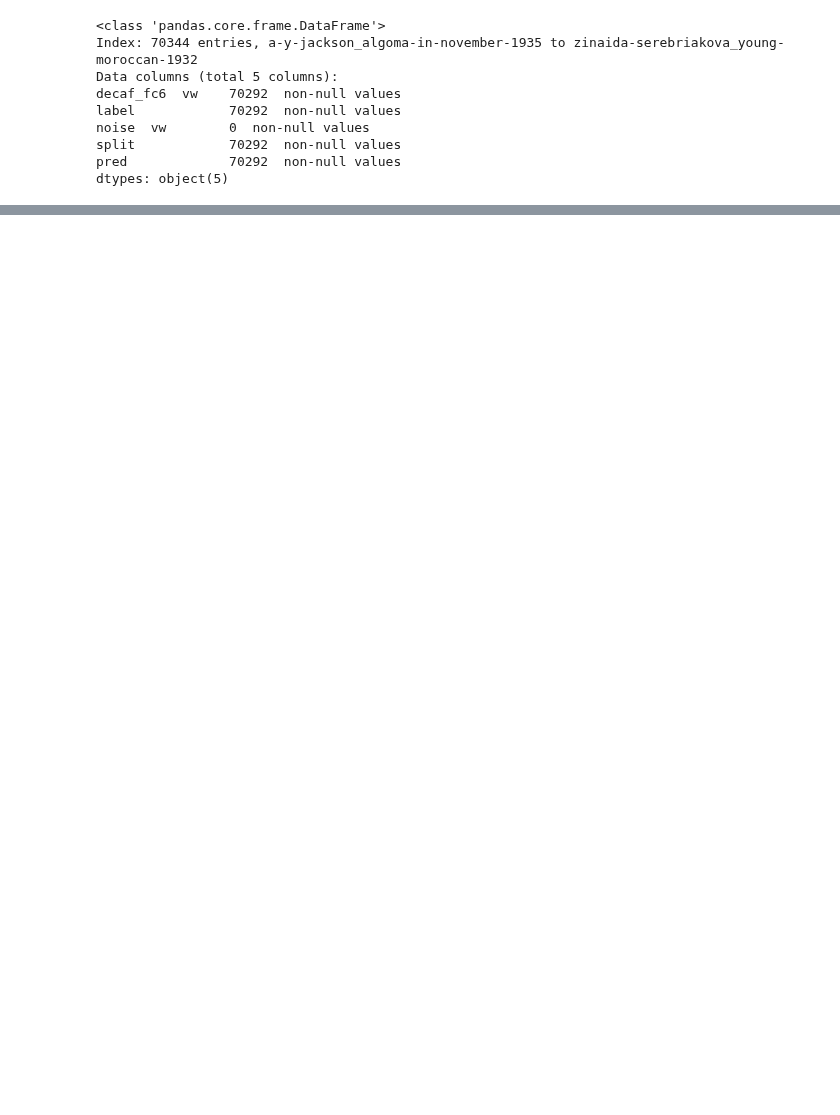
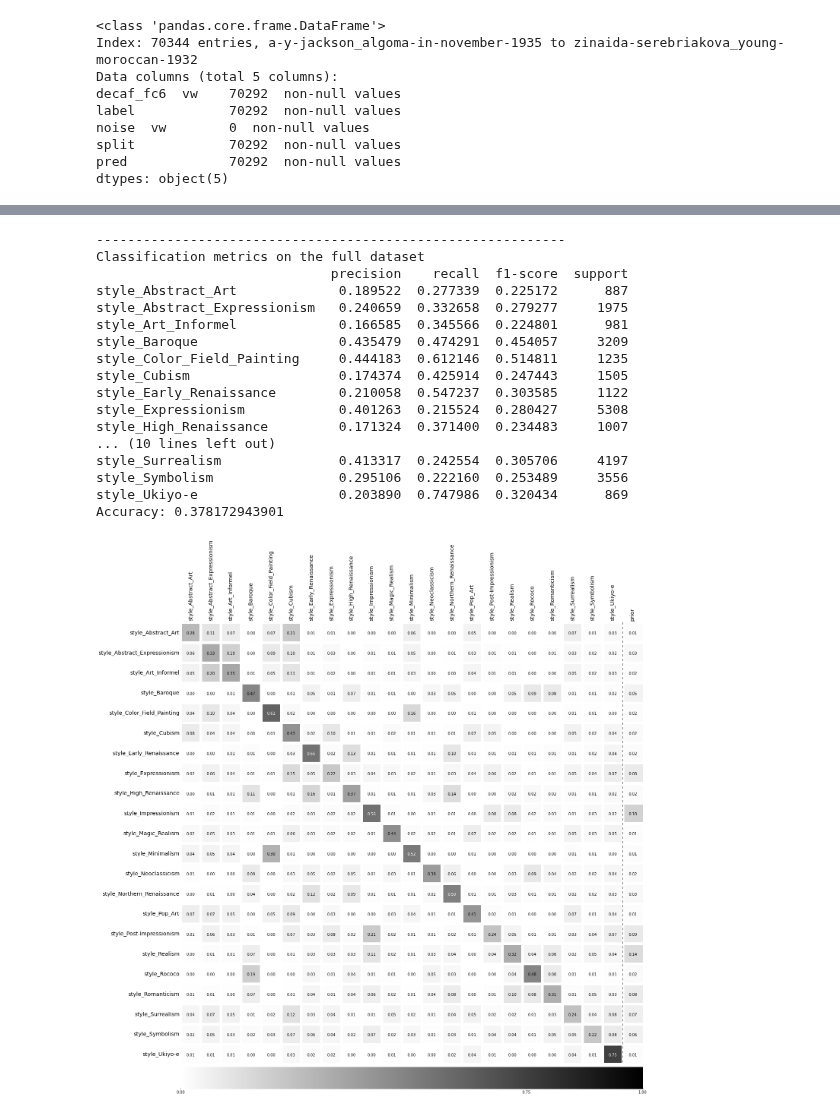
Before and after one commit to sergeyk/vislab, a Jupyter notebook: notebooks/wikipaintings results.ipynb, the cells around one changed output, grey strips where cells are left out. Saved outputs shown, nothing was run; the diff lists cells and outputs as text; code cells hidden in the pictures; blank space fills up the shorter version.

```diff
--- a/notebooks/wikipaintings results.ipynb
+++ b/notebooks/wikipaintings results.ipynb
@@ -87,0 +119,21 @@ Accuracy: 0.827974733967
+# %%
+full_mc_metrics = vislab.results.multiclass_metrics(mc_pred_df, 'clf wikipaintings_style', balanced=False)
+# %% [output]
+------------------------------------------------------------
+Classification metrics on the full dataset
+                              precision    recall  f1-score  support
+style_Abstract_Art             0.189522  0.277339  0.225172      887
+style_Abstract_Expressionism   0.240659  0.332658  0.279277     1975
+style_Art_Informel             0.166585  0.345566  0.224801      981
+style_Baroque                  0.435479  0.474291  0.454057     3209
+style_Color_Field_Painting     0.444183  0.612146  0.514811     1235
+style_Cubism                   0.174374  0.425914  0.247443     1505
+style_Early_Renaissance        0.210058  0.547237  0.303585     1122
+style_Expressionism            0.401263  0.215524  0.280427     5308
+style_High_Renaissance         0.171324  0.371400  0.234483     1007
+... (10 lines left out)
+style_Surrealism               0.413317  0.242554  0.305706     4197
+style_Symbolism                0.295106  0.222160  0.253489     3556
+style_Ukiyo-e                  0.203890  0.747986  0.320434      869
+Accuracy: 0.378172943901
+[figure, added]
```
Also changed, not shown: parts of 13 cells of this notebook, 6 other files.
